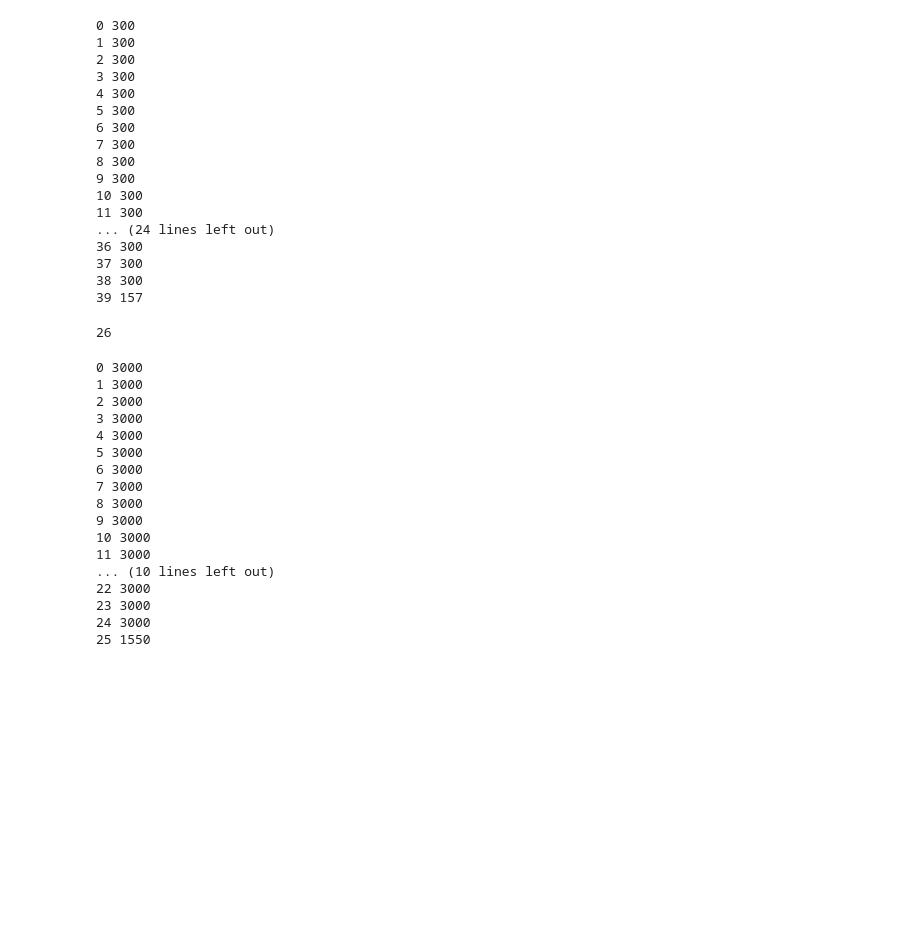
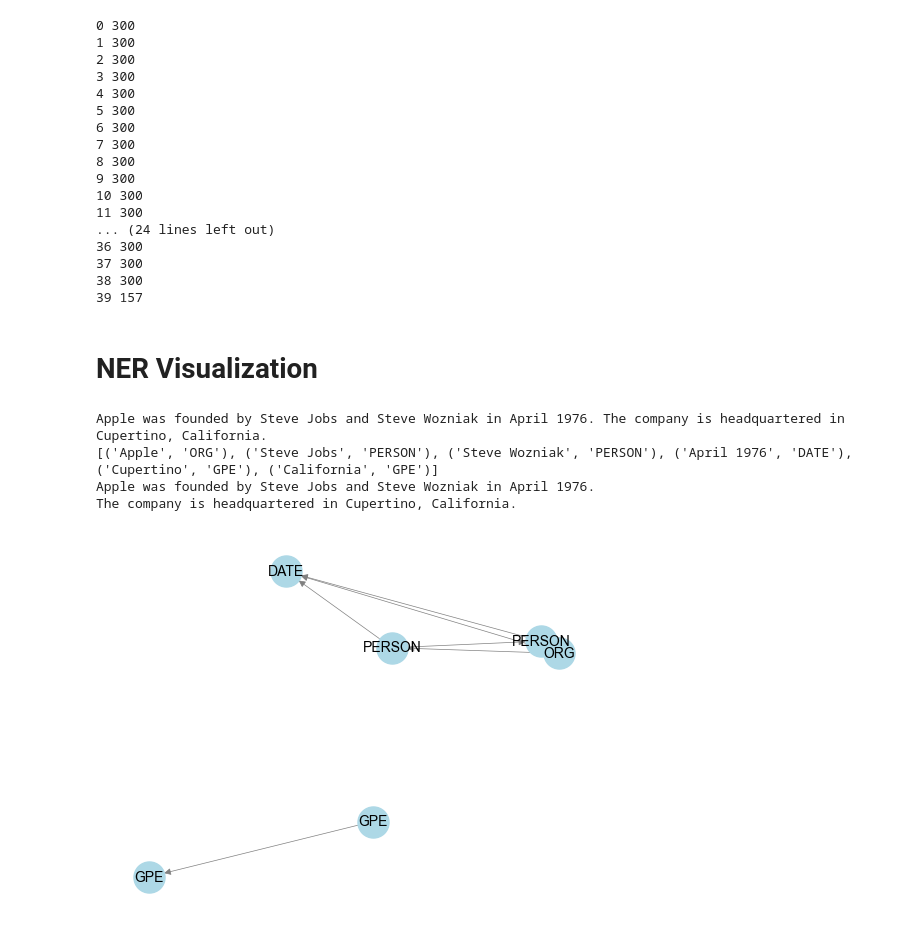
Before and after one commit to Clarifai/module-docQA, a Jupyter notebook: test.ipynb, the cells around one changed output. Cells and saved outputs as stored; diff of their text form; code cells hidden in the pictures; blank space fills up the shorter version.

```diff
--- a/test.ipynb
+++ b/test.ipynb
@@ -27,5 +44,0 @@ print(full_text)
-# %%
-text_chunk_size = 3000
-text_chunks = [full_text[i:i+text_chunk_size] for i in range(0, len(full_text), text_chunk_size)]
-assert len(text_chunks)*text_chunk_size >= len(full_text), "Text chunks should be able to cover the full text"
-print(text_chunks)
@@ -61,28 +85,3 @@ for i, text_chunk in enumerate(text_chunks):
 37 300
 38 300
 39 157
-# %%
-len(text_chunks)
-# %% [output]
-26
-# %%
-for i, text_chunk in enumerate(text_chunks):
-    print(i, len(text_chunk))
-# %% [output]
-0 3000
-1 3000
-2 3000
-3 3000
-4 3000
-5 3000
-6 3000
-7 3000
-8 3000
-9 3000
-10 3000
-11 3000
-... (10 lines left out)
-22 3000
-23 3000
-24 3000
-25 1550
@@ -101,0 +88,44 @@ def split_into_chunks(s, text_chunk_size):
+# %% [markdown]
+# NER Visualization
+# %%
+import spacy
+import networkx as nx
+import matplotlib.pyplot as plt
+
+# Load spaCy's pre-trained English language model
+nlp = spacy.load('en_core_web_sm')
+
+# Define a text string to analyze
+text = "Apple was founded by Steve Jobs and Steve Wozniak in April 1976. The company is headquartered in Cupertino, California."
+
+# Use spaCy to extract named entities from the text
+doc = nlp(text)
+print(doc)
+entities = [(ent.text, ent.label_) for ent in doc.ents]
+print(entities)
+# Create a directed graph to represent the named entities and their relationships
+G = nx.DiGraph()
+
+# Add each named entity to the graph as a node
+for entity in entities:
+    G.add_node(entity[0], label=entity[1])
+
+# Add edges between named entities that appear in the same sentence
+for sent in doc.sents:
+    print(sent)
+    sent_entities = [ent.text for ent in sent.ents]
+    for i, entity in enumerate(sent_entities):
+        for j in range(i+1, len(sent_entities)):
+            G.add_edge(entity, sent_entities[j])
+
+# Use NetworkX and Matplotlib to visualize the graph
+labels = nx.get_node_attributes(G, 'label')
+nx.draw_networkx(G, labels=labels, with_labels=True, node_color='lightblue', edge_color='gray', font_size=10, font_family='Arial', width=0.5, node_size=500)
+plt.axis('off')
+plt.show()
+# %% [output]
+Apple was founded by Steve Jobs and Steve Wozniak in April 1976. The company is headquartered in Cupertino, California.
+[('Apple', 'ORG'), ('Steve Jobs', 'PERSON'), ('Steve Wozniak', 'PERSON'), ('April 1976', 'DATE'), ('Cupertino', 'GPE'), ('California', 'GPE')]
+Apple was founded by Steve Jobs and Steve Wozniak in April 1976.
+The company is headquartered in Cupertino, California.
+[figure, added]
```
Also changed, not shown: parts of 10 cells of this notebook, 10 other files.
